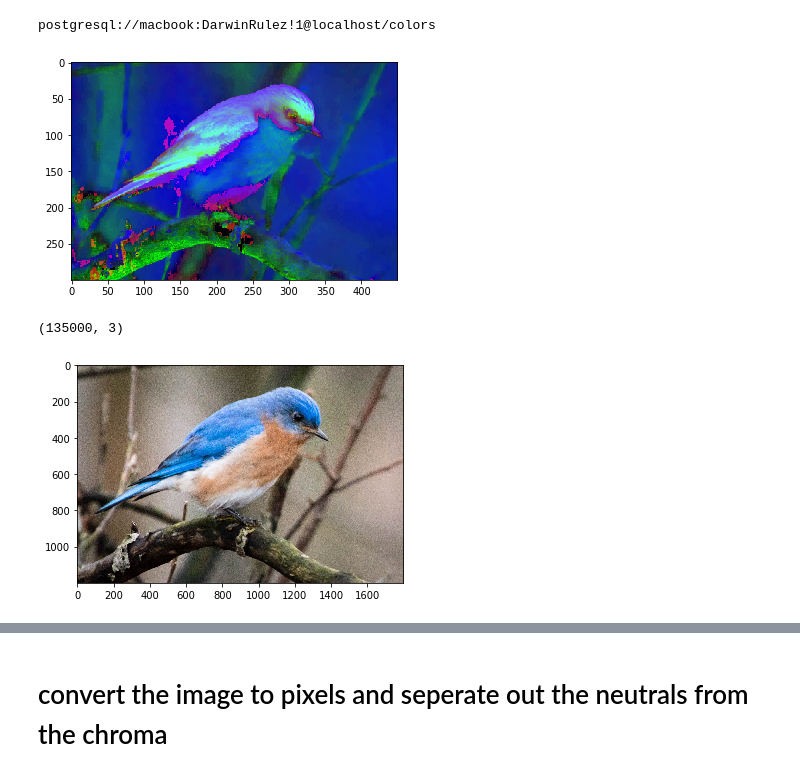
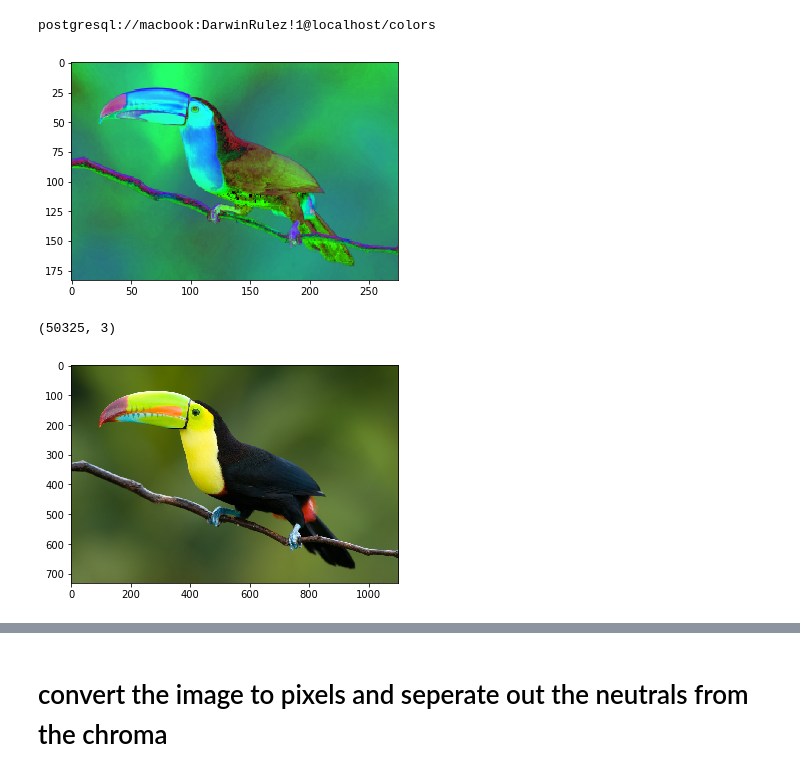
Before and after one commit to skyelong/Insight_Project, a Jupyter notebook: notebooks/4_clustering_user_data.ipynb, the cells around one changed output, grey strips where cells are left out. Drawn from its saved outputs; the diff is of its cells as text; code cells hidden in the pictures.

```diff
--- a/notebooks/4_clustering_user_data.ipynb
+++ b/notebooks/4_clustering_user_data.ipynb
@@ -23,24 +23,24 @@ postgresql://macbook:DarwinRulez!1@localhost/colors
 hsv_knn_chroma = load('/Users/macbook/Box/git_hub/Insight_Project_clean/models/ds_h_chroma.joblib')
 hsv_knn_neutral = load('/Users/macbook/Box/git_hub/Insight_Project_clean/models/ds_h_neutrals.joblib')
 # %%
-img = cv2.imread('/Users/macbook/Box/insight_project_data/test_image/blue.jpg')
+img = cv2.imread('/Users/macbook/Box/insight_project_data/test_image/tucan2.jpg')
 img_rgb = cv2.cvtColor(img, cv2.COLOR_BGR2RGB)
 img_HSV = cv2.cvtColor(img, cv2.COLOR_BGR2HSV)
 
 img_sml = cv2.resize(img_HSV,None,fx=0.25,fy=0.25,interpolation=cv2.INTER_AREA)
 plt.imshow(img_sml);
 pixels = np.float32(img_sml.reshape(-1, 3))
 # %% [output]
-[figure, old version]
+[figure, new version]
 # %%
 pixels.shape
 # %% [output]
-(135000, 3)
+(50325, 3)
 # %%
 #custom function imports image and converts to hsv and 1-D pixel array
-pixels = hsv.import_convert_pixelize('/Users/macbook/Box/insight_project_data/test_image/blue.jpg')
+pixels = hsv.import_convert_pixelize('/Users/macbook/Box/insight_project_data/test_image/tucan2.jpg')
 # %% [output]
-[figure, old version]
+[figure, new version]
 # %%
 pixels.shape
 # %% [output]
```
Also changed, not shown: parts of 6 cells of this notebook, 2 other files.
